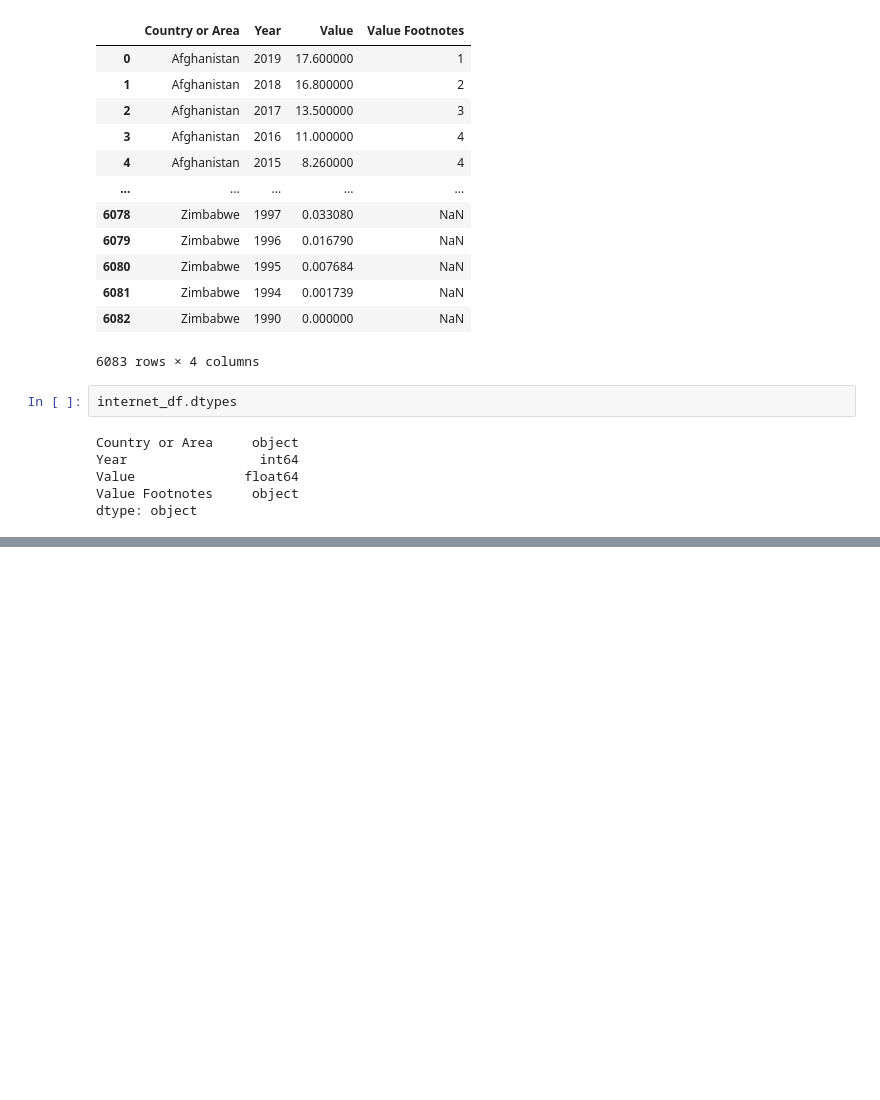
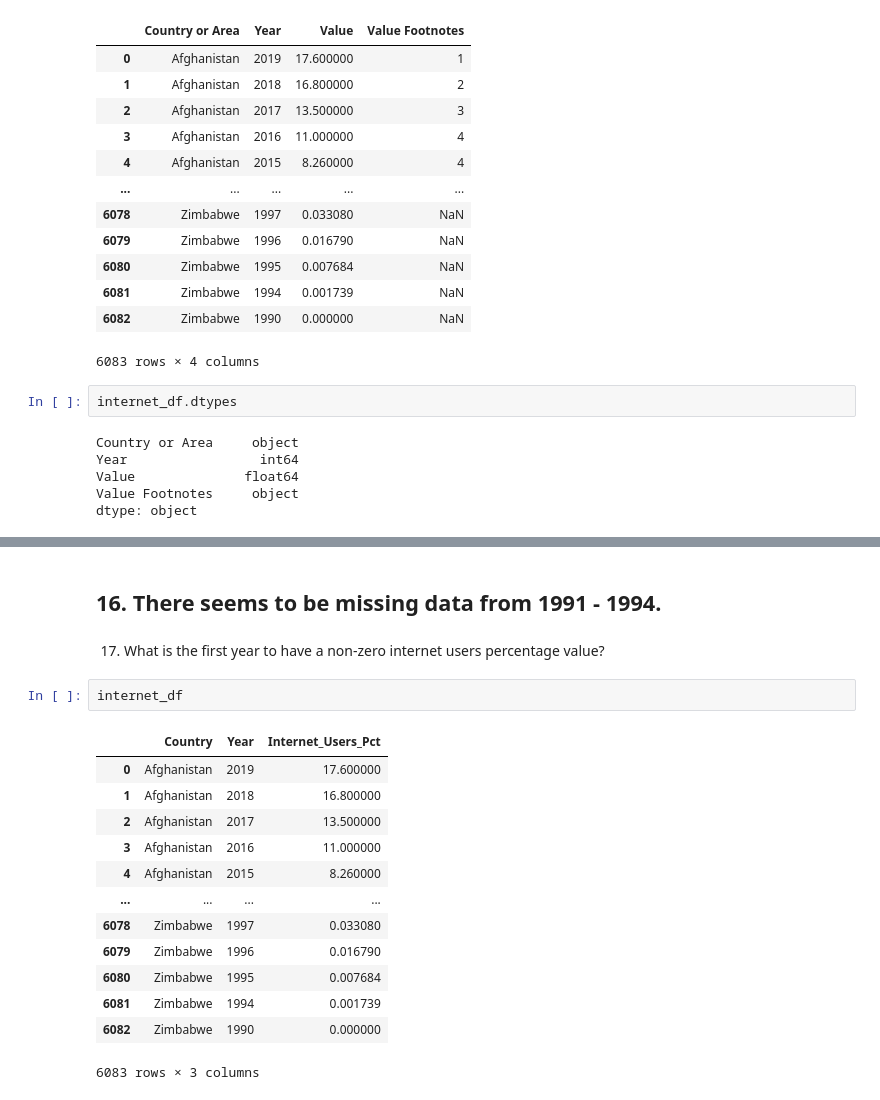
Before and after one commit to NSS-Full-Time-Data-Analytics-14/gdp-and-internet-usage-david423br, a Jupyter notebook: notebook/UN_Internet_GDP_DRuiz.ipynb, the cells around one changed output, grey strips where cells are left out. Saved outputs shown, nothing was run; the diff lists cells and outputs as text; blank space fills up the shorter version.

```diff
--- a/notebook/UN_Internet_GDP_DRuiz.ipynb
+++ b/notebook/UN_Internet_GDP_DRuiz.ipynb
@@ -314,0 +357,20 @@ dtype: object
+# %% [markdown]
+## 16. There seems to be missing data from 1991 - 1994.
+# %% [markdown]
+17. What is the first year to have a non-zero internet users percentage value?
+# %%
+internet_df
+# %% [output]
+|  | Country | Year | Internet_Users_Pct |
+| 0 | Afghanistan | 2019 | 17.600000 |
+| 1 | Afghanistan | 2018 | 16.800000 |
+| 2 | Afghanistan | 2017 | 13.500000 |
+| 3 | Afghanistan | 2016 | 11.000000 |
+| 4 | Afghanistan | 2015 | 8.260000 |
+| ... | ... | ... | ... |
+| 6078 | Zimbabwe | 1997 | 0.033080 |
+| 6079 | Zimbabwe | 1996 | 0.016790 |
+| 6080 | Zimbabwe | 1995 | 0.007684 |
+| 6081 | Zimbabwe | 1994 | 0.001739 |
+| 6082 | Zimbabwe | 1990 | 0.000000 |
+6083 rows × 3 columns
```
Also changed, not shown: parts of 9 cells of this notebook.
